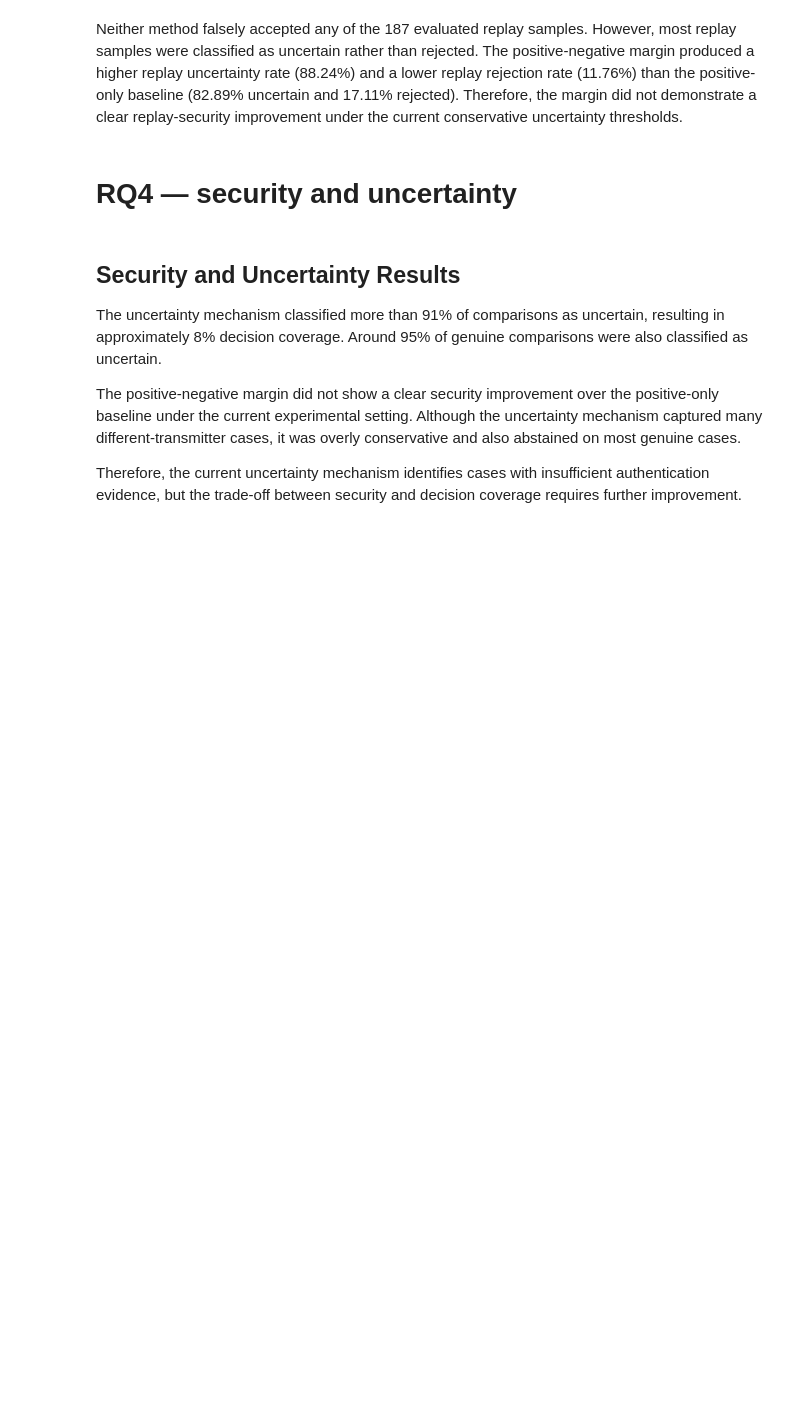
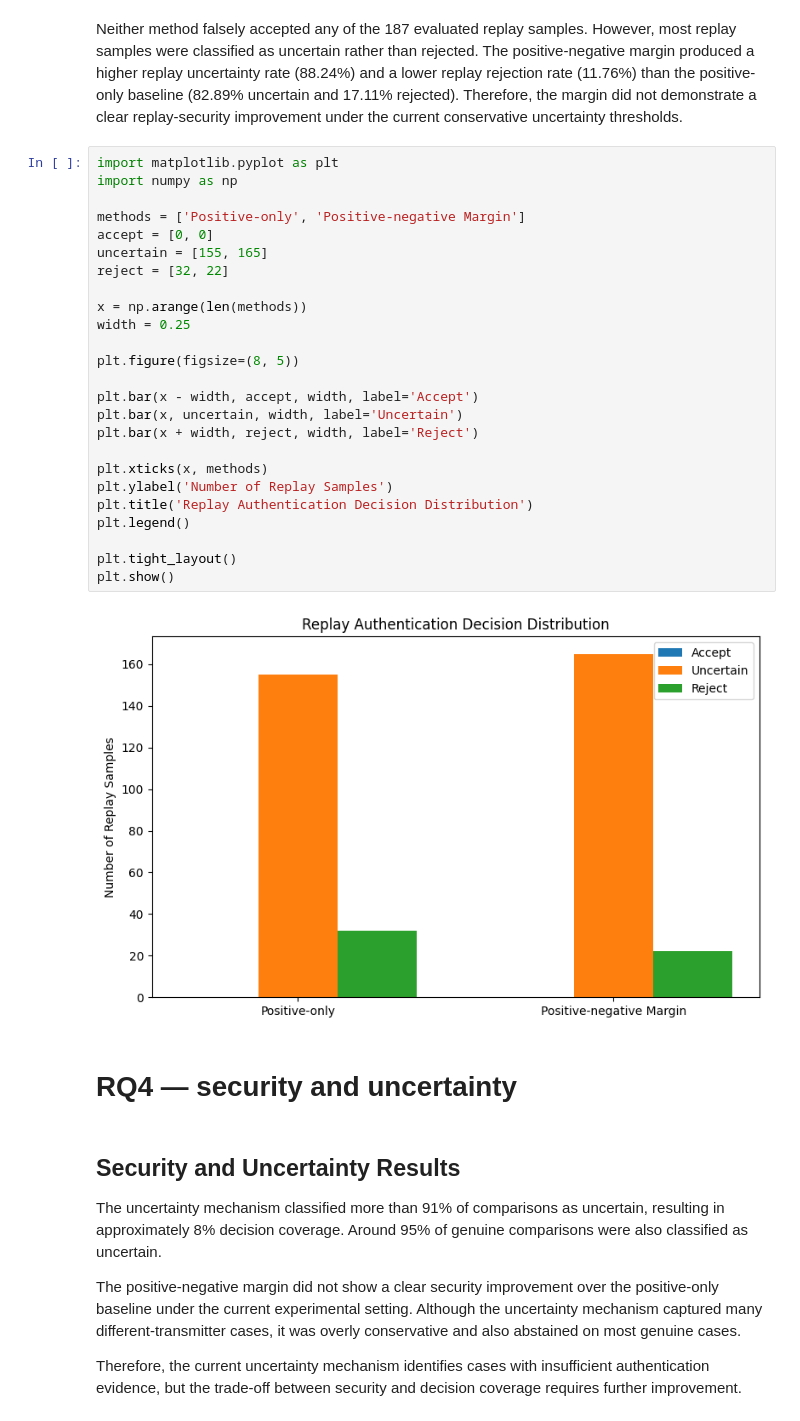
Before and after one commit to AiRenad/SatIQ_RQ2_Expanded_Experiments, a Jupyter notebook: SatIQ_RQ2_Expanded_Experiments(LastVersion).ipynb, the cells around one changed output. Drawn from its saved outputs; the diff is of its cells as text; blank space fills up the shorter version.

```diff
--- a/SatIQ_RQ2_Expanded_Experiments(LastVersion).ipynb
+++ b/SatIQ_RQ2_Expanded_Experiments(LastVersion).ipynb
@@ -2321,6 +2321,33 @@ display(rq4_replay_final_table)
 | positive_negative_margin | 187.0 | 0.0 | 165.0 | 22.0 | 0.0 | 0.882353 | ... |
 # %% [markdown]
 Neither method falsely accepted any of the 187 evaluated replay samples. However, most replay samples were classified as uncertain rather than rejected. The positive-negative margin produced a higher replay uncertainty rate (88.24%) and a lower replay rejection rate (11.76%) than the positive-only baseline (82.89% uncertain and 17.11% rejected). Therefore, the margin did not demonstrate a clear replay-security improvement under the current conservative uncertainty thresholds.
+# %%
+import matplotlib.pyplot as plt
+import numpy as np
+
+methods = ['Positive-only', 'Positive-negative Margin']
+accept = [0, 0]
+uncertain = [155, 165]
+reject = [32, 22]
+
+x = np.arange(len(methods))
+width = 0.25
+
+plt.figure(figsize=(8, 5))
+
+plt.bar(x - width, accept, width, label='Accept')
+plt.bar(x, uncertain, width, label='Uncertain')
+plt.bar(x + width, reject, width, label='Reject')
+
+plt.xticks(x, methods)
+plt.ylabel('Number of Replay Samples')
+plt.title('Replay Authentication Decision Distribution')
+plt.legend()
+
+plt.tight_layout()
+plt.show()
+# %% [output]
+[figure, added]
 # %% [markdown]
 # RQ4 — security and uncertainty
 # %% [markdown]
```
